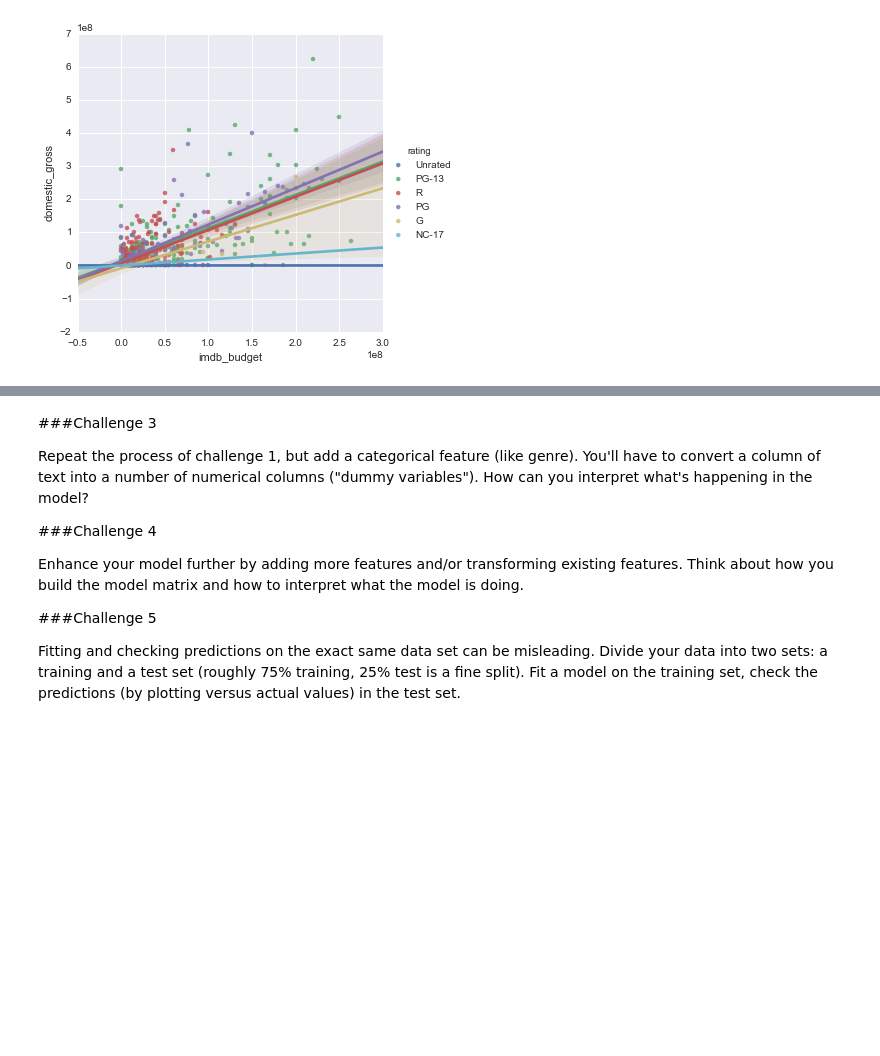
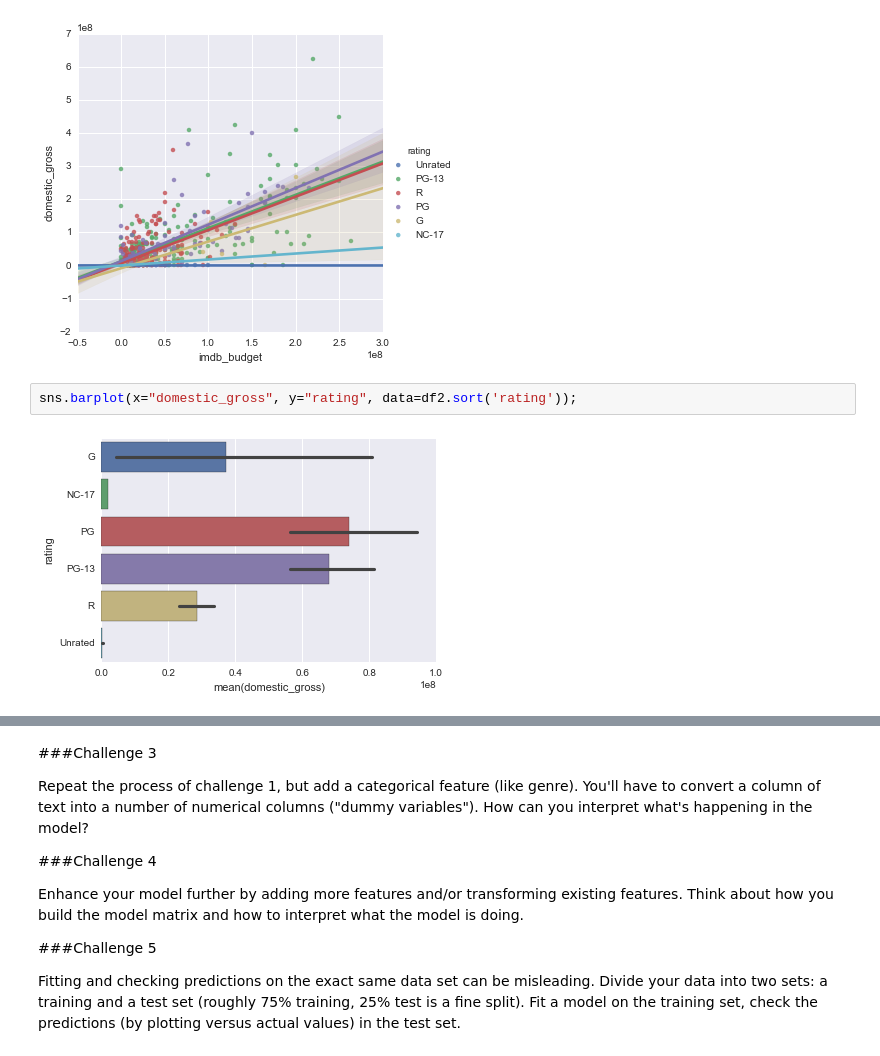
Before and after one commit to edooley7/Movie_analysis, a Jupyter notebook: Movie plots.ipynb, the cells around one changed output, grey strips where cells are left out. Saved outputs shown, nothing was run; the diff lists cells and outputs as text; blank space fills up the shorter version.

```diff
--- a/Movie plots.ipynb
+++ b/Movie plots.ipynb
@@ -104,3 +124,7 @@ sns.regplot(x="imdb_budget", y="domestic_gross", data=df2);
 sns.lmplot(x="imdb_budget", y="domestic_gross", hue="rating", data=df2);
 # %% [output]
 [figure]
+# %%
+sns.barplot(x="domestic_gross", y="rating", data=df2.sort('rating'));
+# %% [output]
+[figure, added]
```
Also changed, not shown: parts of 11 cells of this notebook, 4 other files.
